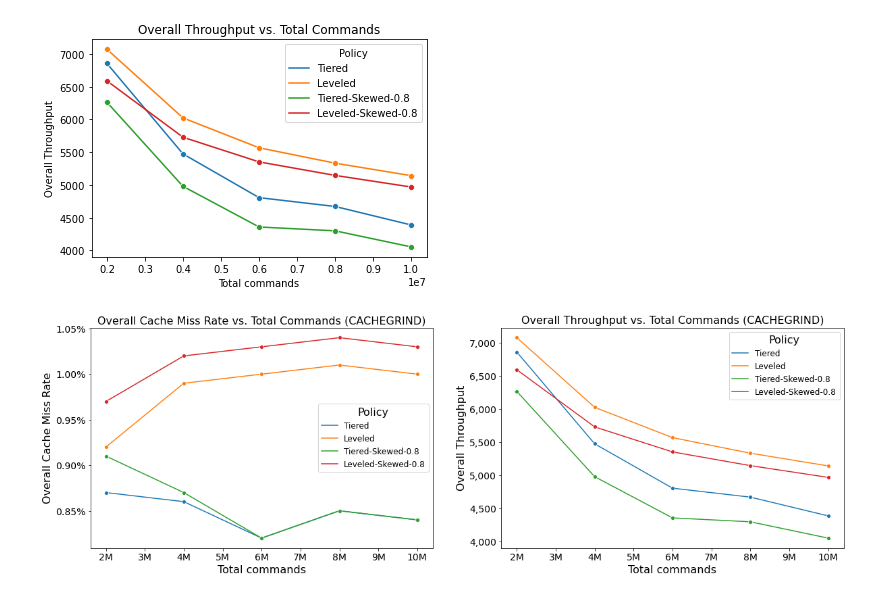
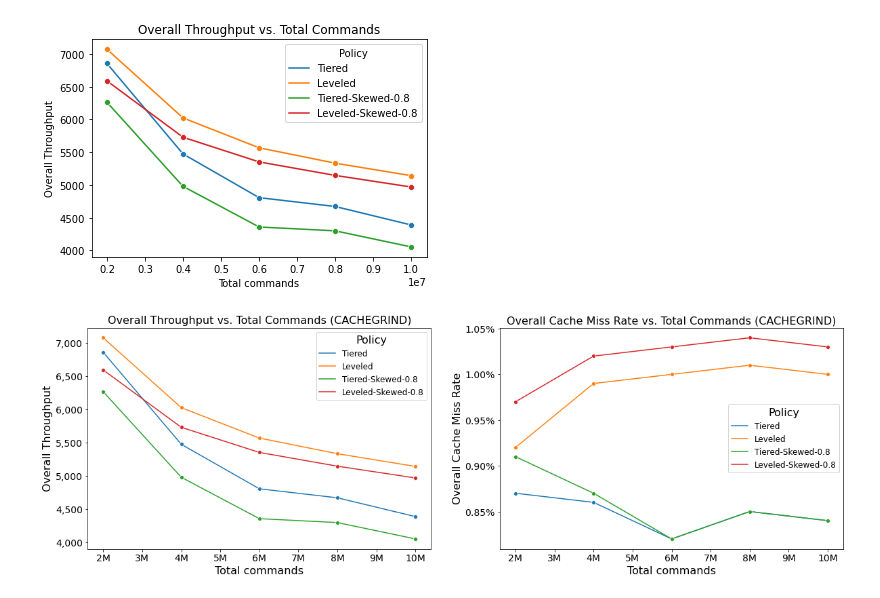
Before and after one commit to iankelk/lsm-tree, a Jupyter notebook: jupyter/Get Experiment.ipynb, the cells around one changed output. Cells and saved outputs as stored; diff of their text form; code cells hidden in the pictures.

```diff
--- a/jupyter/Get Experiment.ipynb
+++ b/jupyter/Get Experiment.ipynb
@@ -188,36 +188,37 @@ plt.show()
 # %% [output]
 [figure]
 [figure]
-# %%
-# Prepare data for line plots
-line_data_overall = data[['Total commands', 'Policy', 'Overall cache miss rate', 'Overall Throughput']]
-
-# Set up subplots
-fig, axes = plt.subplots(1, 2, figsize=(20, 6))
-
-def millions_formatter(x, pos):
-    return '{:.0f}M'.format(x * 1e-6)
-
-# Plot Overall Cache Miss Rate
-sns.lineplot(ax=axes[0], data=line_data_overall, x='Total commands', y='Overall cache miss rate', hue='Policy', marker='o')
-axes[0].set_title('Overall Cache Miss Rate vs. Total Commands (CACHEGRIND)')
-axes[0].set_ylabel('Overall Cache Miss Rate')
-
-# Format x-axis and y-axis without scientific notation and with commas
-axes[0].xaxis.set_major_formatter(FuncFormatter(millions_formatter))
-axes[0].yaxis.set_major_formatter(FuncFormatter(lambda x, p: '{:.2%}'.format(x)))
-
-# Plot Overall Throughput
-sns.lineplot(ax=axes[1], data=line_data_overall, x='Total commands', y='Overall Throughput', hue='Policy', marker='o')
-axes[1].set_title('Overall Throughput vs. Total Commands (CACHEGRIND)')
-axes[1].set_ylabel('Overall Throughput')
-
-# Format x-axis and y-axis without scientific notation and with commas
-axes[1].xaxis.set_major_formatter(FuncFormatter(millions_formatter))
-axes[1].yaxis.set_major_formatter(FuncFormatter(lambda x, p: format(int(x), ',')))
-
-plt.rcParams.update({'font.size': 16, 'axes.labelsize': 16, 'xtick.labelsize': 14, 'ytick.labelsize': 14, 'axes.titlesize': 16, 'legend.fontsize': 12})
-
-plt.show()
-# %% [output]
-[figure, removed]
+# %%
+# Prepare data for line plots
+line_data_overall = data[['Total commands', 'Policy', 'Overall cache miss rate', 'Overall Throughput']]
+
+# Set up subplots
+fig, axes = plt.subplots(1, 2, figsize=(20, 6))
+
+def millions_formatter(x, pos):
+    return '{:.0f}M'.format(x * 1e-6)
+
+# Plot Overall Throughput
+sns.lineplot(ax=axes[0], data=line_data_overall, x='Total commands', y='Overall Throughput', hue='Policy', marker='o')
+axes[0].set_title('Overall Throughput vs. Total Commands (CACHEGRIND)')
+axes[0].set_ylabel('Overall Throughput')
+
+# Format x-axis and y-axis without scientific notation and with commas
+axes[0].xaxis.set_major_formatter(FuncFormatter(millions_formatter))
+axes[0].yaxis.set_major_formatter(FuncFormatter(lambda x, p: format(int(x), ',')))
+
+# Plot Overall Cache Miss Rate
+sns.lineplot(ax=axes[1], data=line_data_overall, x='Total commands', y='Overall cache miss rate', hue='Policy', marker='o')
+axes[1].set_title('Overall Cache Miss Rate vs. Total Commands (CACHEGRIND)')
+axes[1].set_ylabel('Overall Cache Miss Rate')
+
+# Format x-axis and y-axis without scientific notation and with commas
+axes[1].xaxis.set_major_formatter(FuncFormatter(millions_formatter))
+axes[1].yaxis.set_major_formatter(FuncFormatter(lambda x, p: '{:.2%}'.format(x)))
+
+
+plt.rcParams.update({'font.size': 16, 'axes.labelsize': 16, 'xtick.labelsize': 14, 'ytick.labelsize': 14, 'axes.titlesize': 16, 'legend.fontsize': 12})
+
+plt.show()
+# %% [output]
+[figure, added]
```
Also changed, not shown: 5 other files.
